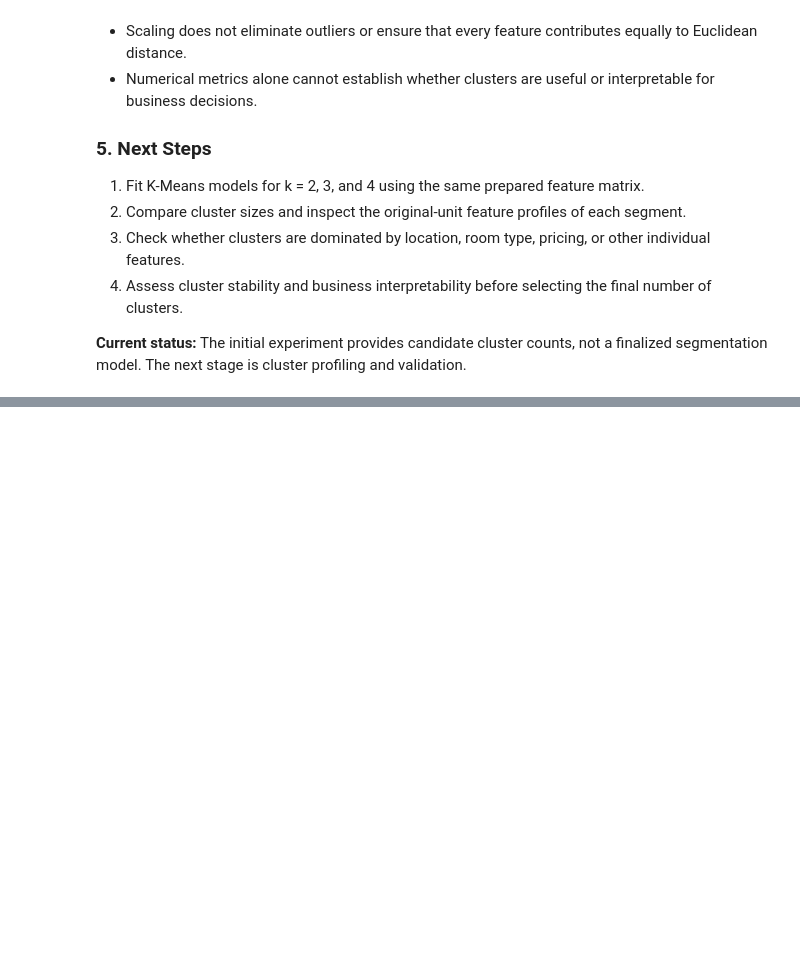
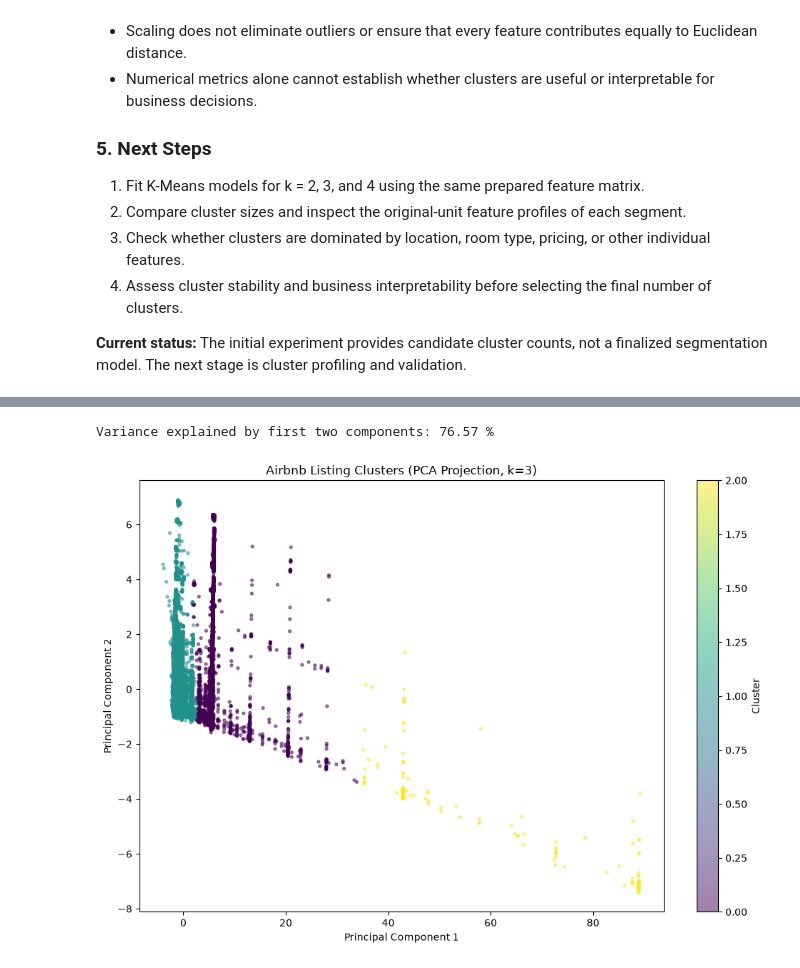
Before and after one commit to Vaishnavik-droid/customer-segmentation, a Jupyter notebook: notebooks/clustering.ipynb, the cells around one changed output, grey strips where cells are left out. Cells and saved outputs as stored; diff of their text form; code cells hidden in the pictures; blank space fills up the shorter version.

Commit message:
chores: experimenting with clusters

```diff
--- a/notebooks/clustering.ipynb
+++ b/notebooks/clustering.ipynb
@@ -348,0 +544,36 @@ Inertia was calculated using the full dataset. Silhouette scores were estimated
+# %%
+
+from sklearn.decomposition import PCA
+import matplotlib.pyplot as plt
+
+pca = PCA(n_components=2, random_state=42)
+X_pca = pca.fit_transform(X_scaled)
+
+print(
+    "Variance explained by first two components:",
+    round(pca.explained_variance_ratio_.sum() * 100, 2),
+    "%"
+)
+
+# Plot k=3 as an initial visualization
+k = 3
+labels = cluster_labels[k]
+
+plt.figure(figsize=(10, 7))
+scatter = plt.scatter(
+    X_pca[:, 0],
+    X_pca[:, 1],
+    c=labels,
+    s=8,
+    alpha=0.5
+)
+
+plt.xlabel("Principal Component 1")
+plt.ylabel("Principal Component 2")
+plt.title("Airbnb Listing Clusters (PCA Projection, k=3)")
+plt.colorbar(scatter, label="Cluster")
+plt.tight_layout()
+plt.show()
+# %% [output]
+Variance explained by first two components: 76.57 %
+[figure, added]
```
Also changed, not shown: parts of 4 cells of this notebook.
